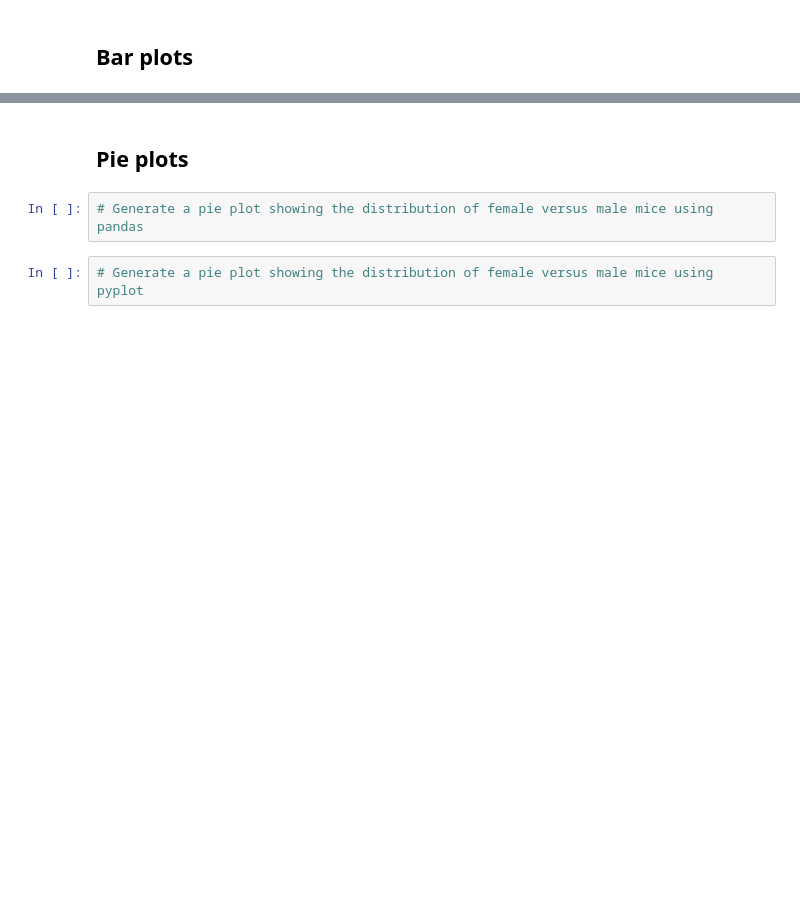
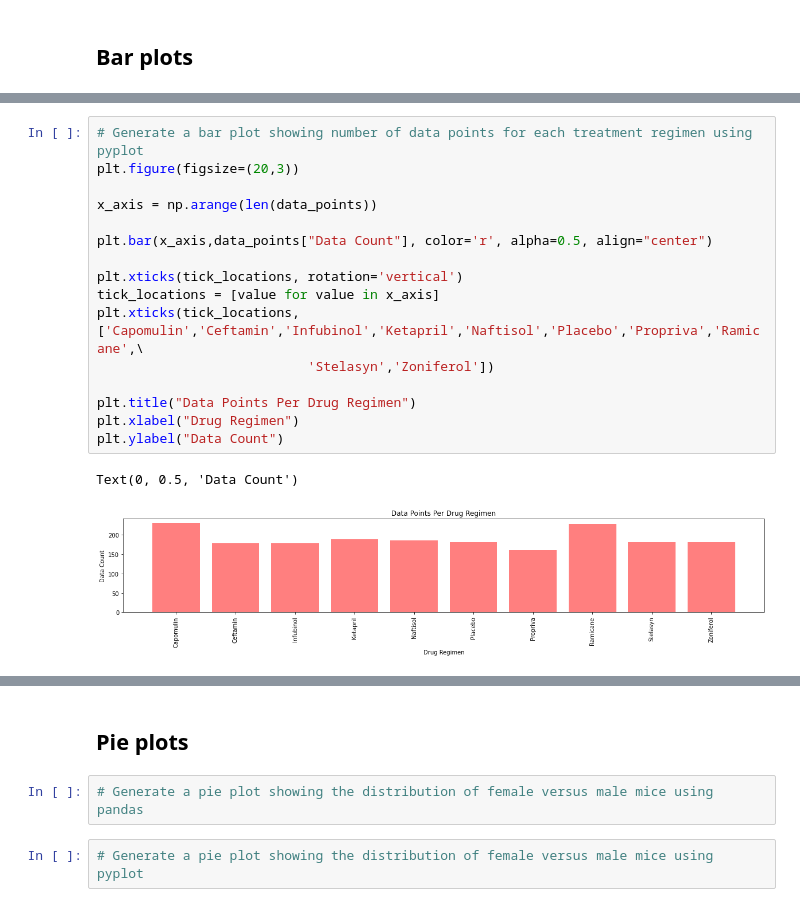
Before and after one commit to jamesa820/matplotlib_challenge, a Jupyter notebook: Homework/Instructions/Pymaceuticals/pymaceuticals_HW.ipynb, the cells around one changed output, grey strips where cells are left out. Saved outputs shown, nothing was run; the diff lists cells and outputs as text; blank space fills up the shorter version.

```diff
--- a/Homework/Instructions/Pymaceuticals/pymaceuticals_HW.ipynb
+++ b/Homework/Instructions/Pymaceuticals/pymaceuticals_HW.ipynb
@@ -118 +145,20 @@ data_points=mouse_study_df.groupby(["Drug Regimen"])["Drug Regimen"].count().res
+# %%
+# Generate a bar plot showing number of data points for each treatment regimen using pyplot
+plt.figure(figsize=(20,3))
+
+x_axis = np.arange(len(data_points))
+
+plt.bar(x_axis,data_points["Data Count"], color='r', alpha=0.5, align="center")
+
+plt.xticks(tick_locations, rotation='vertical')
+tick_locations = [value for value in x_axis]
+plt.xticks(tick_locations, ['Capomulin','Ceftamin','Infubinol','Ketapril','Naftisol','Placebo','Propriva','Ramicane',\
+                           'Stelasyn','Zoniferol'])
+
+plt.title("Data Points Per Drug Regimen")
+plt.xlabel("Drug Regimen")
+plt.ylabel("Data Count")
+# %% [output]
+Text(0, 0.5, 'Data Count')
+[figure, added]
 # %%
```
Also changed, not shown: parts of 5 cells of this notebook.
